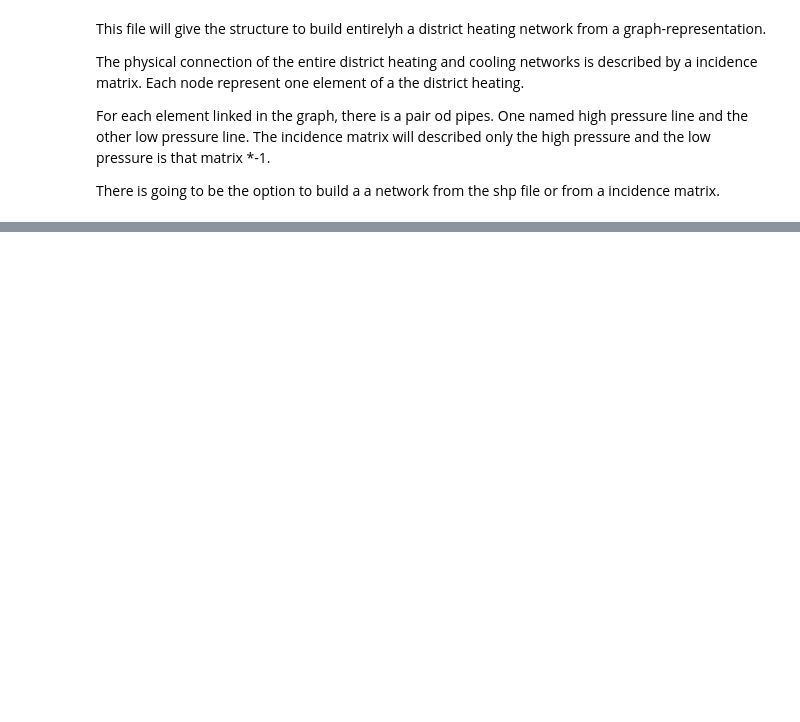
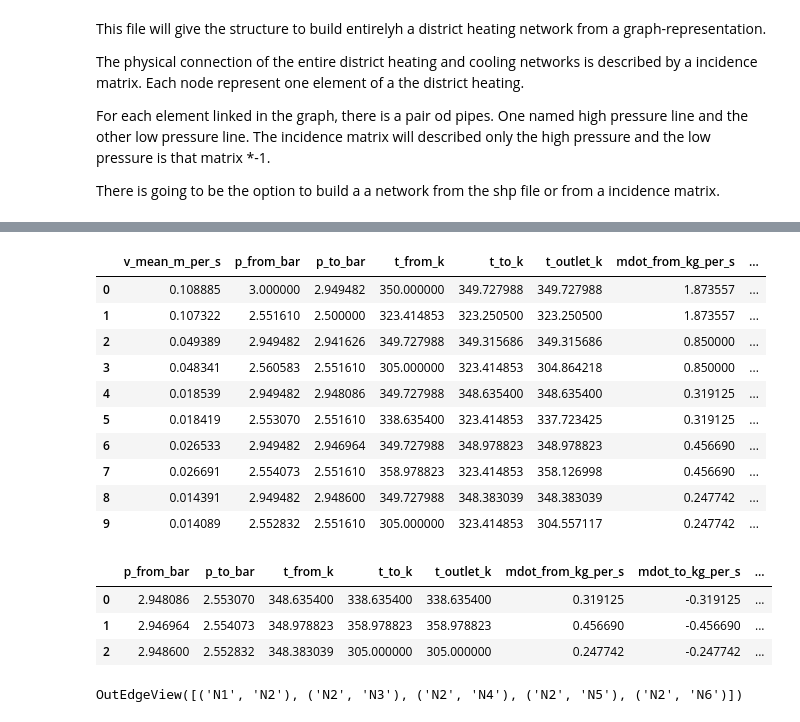
Before and after one commit to SerranoScope/Reduced_simulation, a Jupyter notebook: Simulation_Bases/Structure_information.ipynb, the cells around one changed output, grey strips where cells are left out. Cells and saved outputs as stored; diff of their text form; code cells hidden in the pictures; blank space fills up the shorter version.

```diff
--- a/Simulation_Bases/Structure_information.ipynb
+++ b/Simulation_Bases/Structure_information.ipynb
@@ -456,0 +606,25 @@ DHN.Creation_objects()
+# %%
+DHN.net.res_pipe
+# %% [output]
+|  | v_mean_m_per_s | p_from_bar | p_to_bar | t_from_k | t_to_k | t_outlet_k | mdot_from_kg_per_s | ... |
+| 0 | 0.108885 | 3.000000 | 2.949482 | 350.000000 | 349.727988 | 349.727988 | 1.873557 | ... |
+| 1 | 0.107322 | 2.551610 | 2.500000 | 323.414853 | 323.250500 | 323.250500 | 1.873557 | ... |
+| 2 | 0.049389 | 2.949482 | 2.941626 | 349.727988 | 349.315686 | 349.315686 | 0.850000 | ... |
+| 3 | 0.048341 | 2.560583 | 2.551610 | 305.000000 | 323.414853 | 304.864218 | 0.850000 | ... |
+| 4 | 0.018539 | 2.949482 | 2.948086 | 349.727988 | 348.635400 | 348.635400 | 0.319125 | ... |
+| 5 | 0.018419 | 2.553070 | 2.551610 | 338.635400 | 323.414853 | 337.723425 | 0.319125 | ... |
+| 6 | 0.026533 | 2.949482 | 2.946964 | 349.727988 | 348.978823 | 348.978823 | 0.456690 | ... |
+| 7 | 0.026691 | 2.554073 | 2.551610 | 358.978823 | 323.414853 | 358.126998 | 0.456690 | ... |
+| 8 | 0.014391 | 2.949482 | 2.948600 | 349.727988 | 348.383039 | 348.383039 | 0.247742 | ... |
+| 9 | 0.014089 | 2.552832 | 2.551610 | 305.000000 | 323.414853 | 304.557117 | 0.247742 | ... |
+# %%
+DHN.net.res_heat_consumer
+# %% [output]
+|  | p_from_bar | p_to_bar | t_from_k | t_to_k | t_outlet_k | mdot_from_kg_per_s | mdot_to_kg_per_s | ... |
+| 0 | 2.948086 | 2.553070 | 348.635400 | 338.635400 | 338.635400 | 0.319125 | -0.319125 | ... |
+| 1 | 2.946964 | 2.554073 | 348.978823 | 358.978823 | 358.978823 | 0.456690 | -0.456690 | ... |
+| 2 | 2.948600 | 2.552832 | 348.383039 | 305.000000 | 305.000000 | 0.247742 | -0.247742 | ... |
+# %%
+DHN.graph.edges
+# %% [output]
+OutEdgeView([('N1', 'N2'), ('N2', 'N3'), ('N2', 'N4'), ('N2', 'N5'), ('N2', 'N6')])
```
Also changed, not shown: parts of 24 cells of this notebook, 6 other files.
